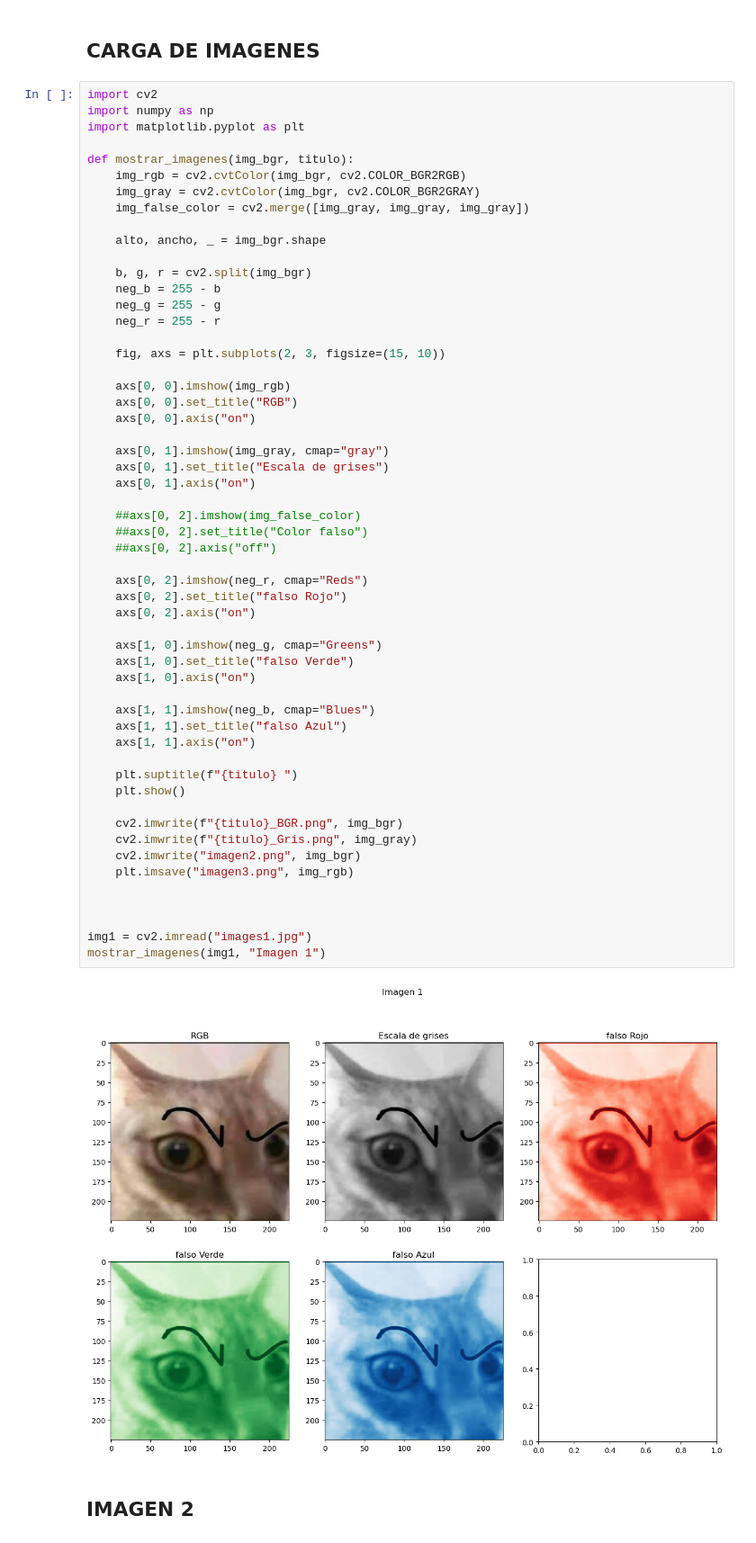
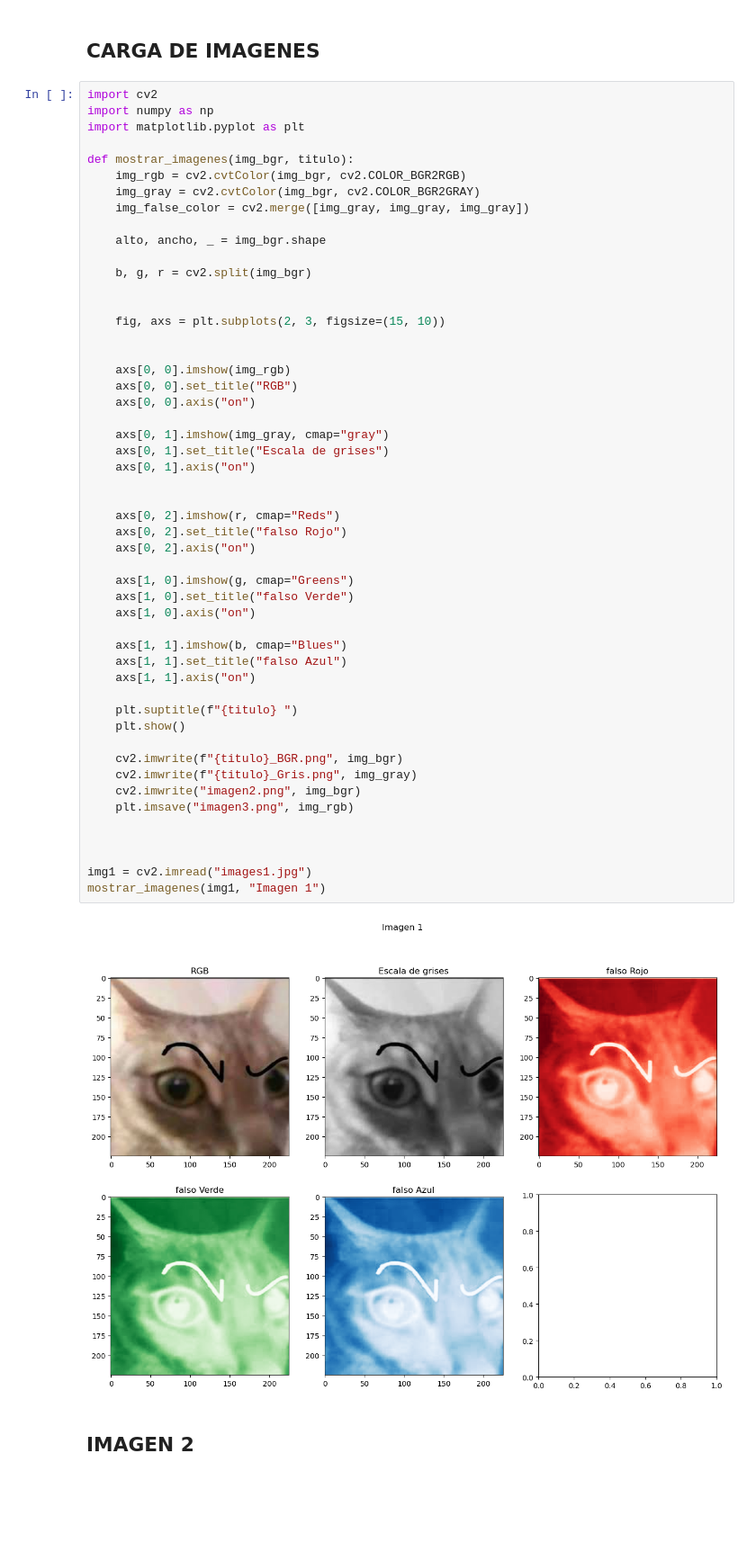
Before and after one commit to jhondietermaytaflores/PDI, a Jupyter notebook: prueba1.ipynb, the cells around one changed output. Shown at 90% size. Drawn from its saved outputs; the diff is of its cells as text; blank space fills up the shorter version.

```diff
--- a/prueba1.ipynb
+++ b/prueba1.ipynb
@@ -13,50 +13,46 @@ def mostrar_imagenes(img_bgr, titulo):
     alto, ancho, _ = img_bgr.shape
 
     b, g, r = cv2.split(img_bgr)
-    neg_b = 255 - b
-    neg_g = 255 - g
-    neg_r = 255 - r
+
 
     fig, axs = plt.subplots(2, 3, figsize=(15, 10))
+
 
     axs[0, 0].imshow(img_rgb)
     axs[0, 0].set_title("RGB")
     axs[0, 0].axis("on")
 
     axs[0, 1].imshow(img_gray, cmap="gray")
     axs[0, 1].set_title("Escala de grises")
     axs[0, 1].axis("on")
 
-    ##axs[0, 2].imshow(img_false_color)
-    ##axs[0, 2].set_title("Color falso")
-    ##axs[0, 2].axis("off")
 
-    axs[0, 2].imshow(neg_r, cmap="Reds")
+    axs[0, 2].imshow(r, cmap="Reds")
     axs[0, 2].set_title("falso Rojo")
     axs[0, 2].axis("on")
 
-    axs[1, 0].imshow(neg_g, cmap="Greens")
+    axs[1, 0].imshow(g, cmap="Greens")
     axs[1, 0].set_title("falso Verde")
     axs[1, 0].axis("on")
 
-    axs[1, 1].imshow(neg_b, cmap="Blues")
+    axs[1, 1].imshow(b, cmap="Blues")
     axs[1, 1].set_title("falso Azul")
     axs[1, 1].axis("on")
 
     plt.suptitle(f"{titulo} ")
     plt.show()
 
     cv2.imwrite(f"{titulo}_BGR.png", img_bgr)
     cv2.imwrite(f"{titulo}_Gris.png", img_gray)
     cv2.imwrite("imagen2.png", img_bgr)
     plt.imsave("imagen3.png", img_rgb)
 
 
 
 img1 = cv2.imread("images1.jpg")
 mostrar_imagenes(img1, "Imagen 1")
 # %% [output]
-[figure, old version]
+[figure, new version]
 # %% [markdown]
 ## IMAGEN 2
 # %%
```
Also changed, not shown: parts of 2 cells of this notebook.
